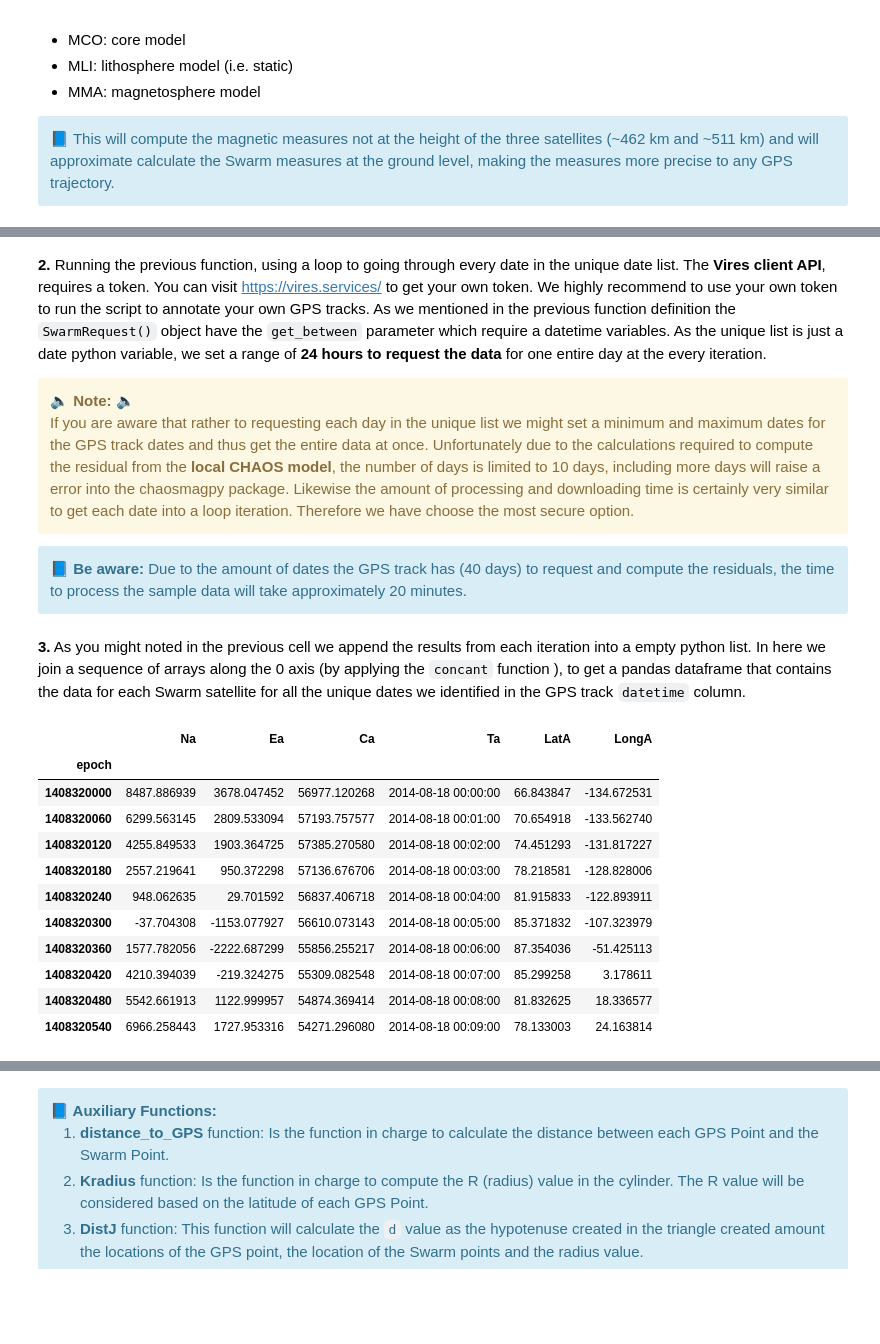
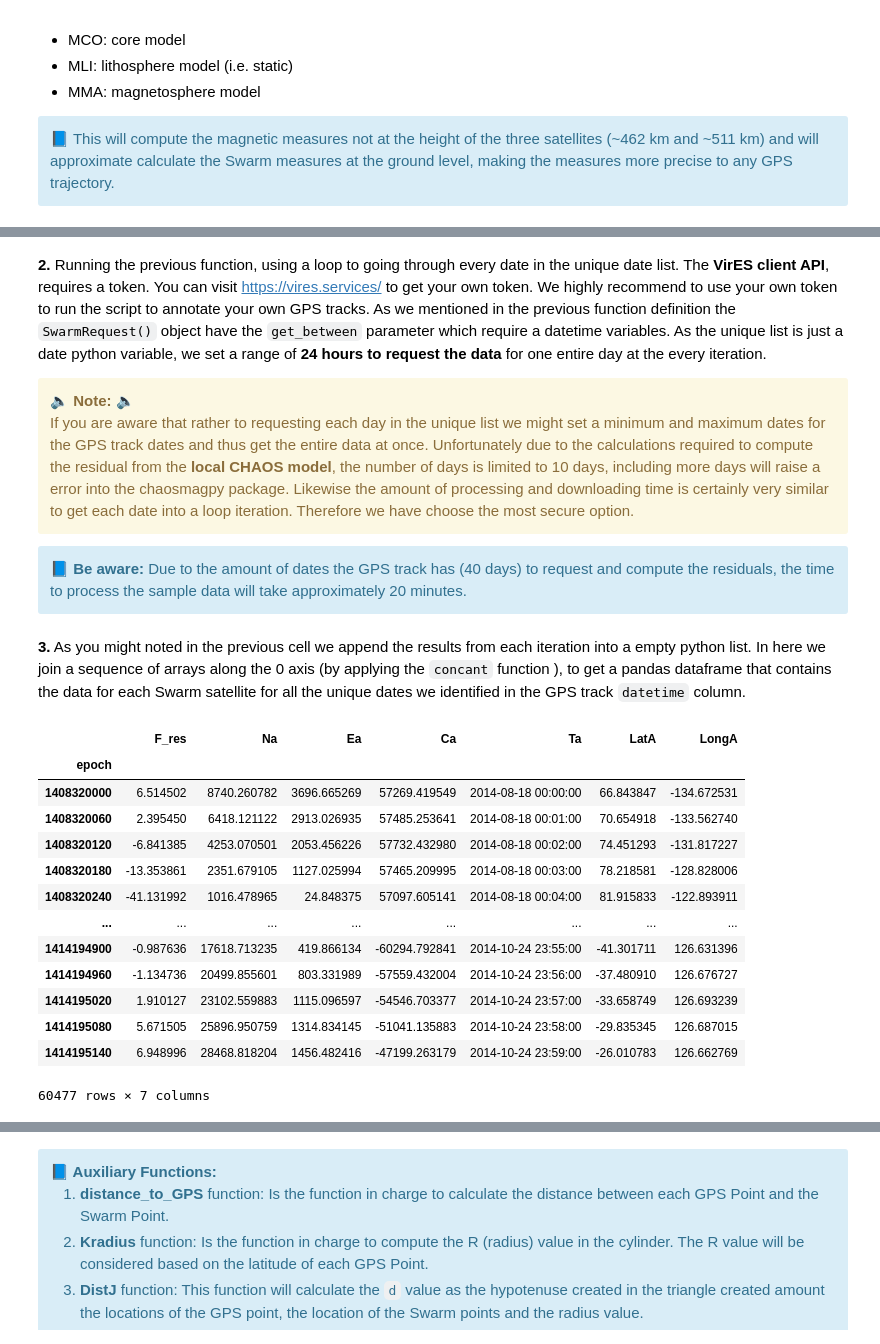
Before and after one commit to MagGeo/MagGeo, a Jupyter notebook: MagGeo - Sequential Mode.ipynb, the cells around one changed output, grey strips where cells are left out. Saved outputs shown, nothing was run; the diff lists cells and outputs as text; code cells hidden in the pictures; blank space fills up the shorter version.

```diff
--- a/MagGeo - Sequential Mode.ipynb
+++ b/MagGeo - Sequential Mode.ipynb
@@ -380,5 +406,5 @@ Wall time: 6.03 s
 # %% [markdown]
-**2.** Running the previous function, using a loop to going through every date in the unique date list. The **Vires client API**, requires a token. You can visit https://vires.services/ to get your own token. We highly recommend to use your own token to run the script to annotate your own GPS tracks. As we mentioned in the previous function definition the `SwarmRequest()` object have the `get_between` parameter which require a datetime variables. As the unique list is just a date python variable, we set a range of **24 hours to request the data** for one entire day at the every iteration.
+**2.** Running the previous function, using a loop to going through every date in the unique date list. The **VirES client API**, requires a token. You can visit https://vires.services/ to get your own token. We highly recommend to use your own token to run the script to annotate your own GPS tracks. As we mentioned in the previous function definition the `SwarmRequest()` object have the `get_between` parameter which require a datetime variables. As the unique list is just a date python variable, we set a range of **24 hours to request the data** for one entire day at the every iteration.
 
 <div class="alert alert-warning" role="alert">
   <strong>🔈  Note: 🔈 </strong>
@@ -416,22 +442,29 @@ for d in uniquelist_dates:
 # %%
 TotalSwarm_A = pd.concat(listdfa, join='outer', axis=0)
 TotalSwarm_B = pd.concat(listdfb, join='outer', axis=0)
 TotalSwarm_C = pd.concat(listdfc, join='outer', axis=0)
+
+#Removing the Swamr point which F_residuales are beetween -2000 nT and 2000 nT, considered as "bad points"
+TotalSwarm_A = TotalSwarm_A[TotalSwarm_A['F_res'].between(-2000, 2000)]
+TotalSwarm_B = TotalSwarm_B[TotalSwarm_B['F_res'].between(-2000, 2000)]
+TotalSwarm_C = TotalSwarm_C[TotalSwarm_C['F_res'].between(-2000, 2000)]
 # Preview the compiled data from Satellite Alpha
-TotalSwarm_A.head(10)
+TotalSwarm_A
 # %% [output]
-|  | Na | Ea | Ca | Ta | LatA | LongA |
-| epoch |  |  |  |  |  |  |
-| 1408320000 | 8487.886939 | 3678.047452 | 56977.120268 | 2014-08-18 00:00:00 | 66.843847 | -134.672531 |
-| 1408320060 | 6299.563145 | 2809.533094 | 57193.757577 | 2014-08-18 00:01:00 | 70.654918 | -133.562740 |
-| 1408320120 | 4255.849533 | 1903.364725 | 57385.270580 | 2014-08-18 00:02:00 | 74.451293 | -131.817227 |
-| 1408320180 | 2557.219641 | 950.372298 | 57136.676706 | 2014-08-18 00:03:00 | 78.218581 | -128.828006 |
-| 1408320240 | 948.062635 | 29.701592 | 56837.406718 | 2014-08-18 00:04:00 | 81.915833 | -122.893911 |
-| 1408320300 | -37.704308 | -1153.077927 | 56610.073143 | 2014-08-18 00:05:00 | 85.371832 | -107.323979 |
-| 1408320360 | 1577.782056 | -2222.687299 | 55856.255217 | 2014-08-18 00:06:00 | 87.354036 | -51.425113 |
-| 1408320420 | 4210.394039 | -219.324275 | 55309.082548 | 2014-08-18 00:07:00 | 85.299258 | 3.178611 |
-| 1408320480 | 5542.661913 | 1122.999957 | 54874.369414 | 2014-08-18 00:08:00 | 81.832625 | 18.336577 |
-| 1408320540 | 6966.258443 | 1727.953316 | 54271.296080 | 2014-08-18 00:09:00 | 78.133003 | 24.163814 |
+|  | F_res | Na | Ea | Ca | Ta | LatA | LongA |
+| epoch |  |  |  |  |  |  |  |
+| 1408320000 | 6.514502 | 8740.260782 | 3696.665269 | 57269.419549 | 2014-08-18 00:00:00 | 66.843847 | -134.672531 |
+| 1408320060 | 2.395450 | 6418.121122 | 2913.026935 | 57485.253641 | 2014-08-18 00:01:00 | 70.654918 | -133.562740 |
+| 1408320120 | -6.841385 | 4253.070501 | 2053.456226 | 57732.432980 | 2014-08-18 00:02:00 | 74.451293 | -131.817227 |
+| 1408320180 | -13.353861 | 2351.679105 | 1127.025994 | 57465.209995 | 2014-08-18 00:03:00 | 78.218581 | -128.828006 |
+| 1408320240 | -41.131992 | 1016.478965 | 24.848375 | 57097.605141 | 2014-08-18 00:04:00 | 81.915833 | -122.893911 |
+| ... | ... | ... | ... | ... | ... | ... | ... |
+| 1414194900 | -0.987636 | 17618.713235 | 419.866134 | -60294.792841 | 2014-10-24 23:55:00 | -41.301711 | 126.631396 |
+| 1414194960 | -1.134736 | 20499.855601 | 803.331989 | -57559.432004 | 2014-10-24 23:56:00 | -37.480910 | 126.676727 |
+| 1414195020 | 1.910127 | 23102.559883 | 1115.096597 | -54546.703377 | 2014-10-24 23:57:00 | -33.658749 | 126.693239 |
+| 1414195080 | 5.671505 | 25896.950759 | 1314.834145 | -51041.135883 | 2014-10-24 23:58:00 | -29.835345 | 126.687015 |
+| 1414195140 | 6.948996 | 28468.818204 | 1456.482416 | -47199.263179 | 2014-10-24 23:59:00 | -26.010783 | 126.662769 |
+60477 rows × 7 columns
 # %% [markdown]
 ## Interpolation (ST-IDW) and Annotation Process
 
```
Also changed, not shown: parts of 11 cells of this notebook, 5 other files.
